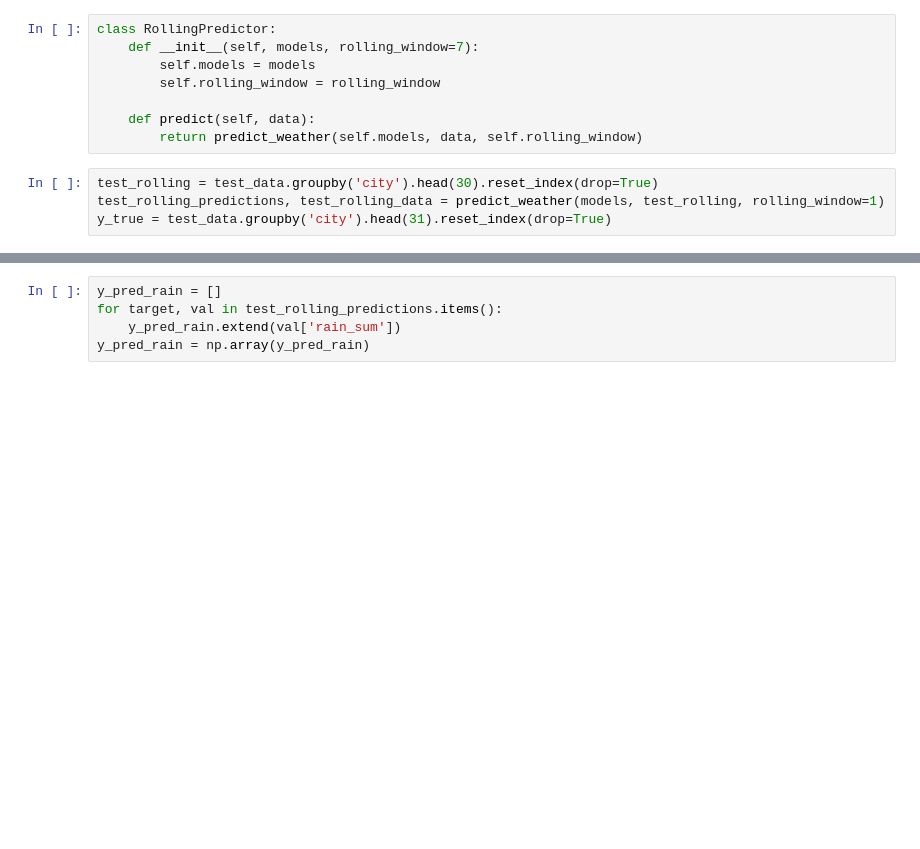
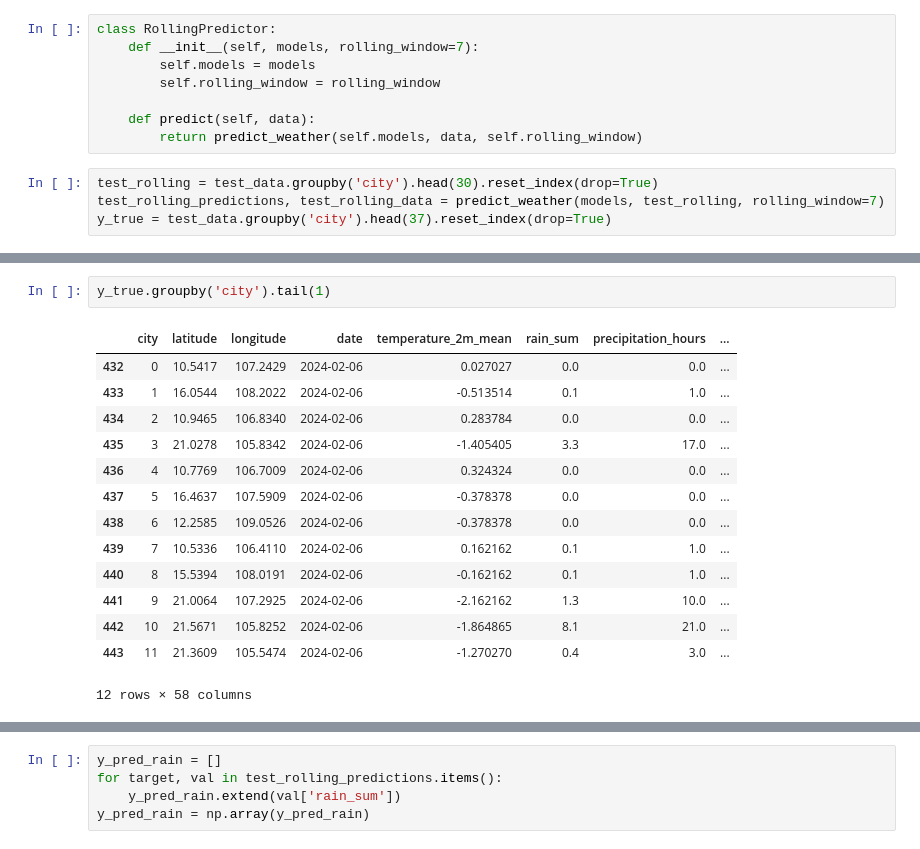
Before and after one commit to trantiendat0611/CS313-Predict-weather-7-days-in-VietNam, a Jupyter notebook: src/Model.ipynb, the cells around one changed output, grey strips where cells are left out. Drawn from its saved outputs; the diff is of its cells as text; blank space fills up the shorter version.

Commit message:
done Model

```diff
--- a/src/Model.ipynb
+++ b/src/Model.ipynb
@@ -354,5 +365,5 @@ class RollingPredictor:
         return predict_weather(self.models, data, self.rolling_window)
 # %%
 test_rolling = test_data.groupby('city').head(30).reset_index(drop=True)
-test_rolling_predictions, test_rolling_data = predict_weather(models, test_rolling, rolling_window=1)
-y_true = test_data.groupby('city').head(31).reset_index(drop=True)
+test_rolling_predictions, test_rolling_data = predict_weather(models, test_rolling, rolling_window=7)
+y_true = test_data.groupby('city').head(37).reset_index(drop=True)
@@ -362,0 +405,17 @@ y_true_weather_code = y_true.groupby('city')['weather_code'].tail(1).values
+# %%
+y_true.groupby('city').tail(1)
+# %% [output]
+|  | city | latitude | longitude | date | temperature_2m_mean | rain_sum | precipitation_hours | ... |
+| 432 | 0 | 10.5417 | 107.2429 | 2024-02-06 | 0.027027 | 0.0 | 0.0 | ... |
+| 433 | 1 | 16.0544 | 108.2022 | 2024-02-06 | -0.513514 | 0.1 | 1.0 | ... |
+| 434 | 2 | 10.9465 | 106.8340 | 2024-02-06 | 0.283784 | 0.0 | 0.0 | ... |
+| 435 | 3 | 21.0278 | 105.8342 | 2024-02-06 | -1.405405 | 3.3 | 17.0 | ... |
+| 436 | 4 | 10.7769 | 106.7009 | 2024-02-06 | 0.324324 | 0.0 | 0.0 | ... |
+| 437 | 5 | 16.4637 | 107.5909 | 2024-02-06 | -0.378378 | 0.0 | 0.0 | ... |
+| 438 | 6 | 12.2585 | 109.0526 | 2024-02-06 | -0.378378 | 0.0 | 0.0 | ... |
+| 439 | 7 | 10.5336 | 106.4110 | 2024-02-06 | 0.162162 | 0.1 | 1.0 | ... |
+| 440 | 8 | 15.5394 | 108.0191 | 2024-02-06 | -0.162162 | 0.1 | 1.0 | ... |
+| 441 | 9 | 21.0064 | 107.2925 | 2024-02-06 | -2.162162 | 1.3 | 10.0 | ... |
+| 442 | 10 | 21.5671 | 105.8252 | 2024-02-06 | -1.864865 | 8.1 | 21.0 | ... |
+| 443 | 11 | 21.3609 | 105.5474 | 2024-02-06 | -1.270270 | 0.4 | 3.0 | ... |
+12 rows × 58 columns
```
Also changed, not shown: parts of 12 cells of this notebook, 16 other files.
